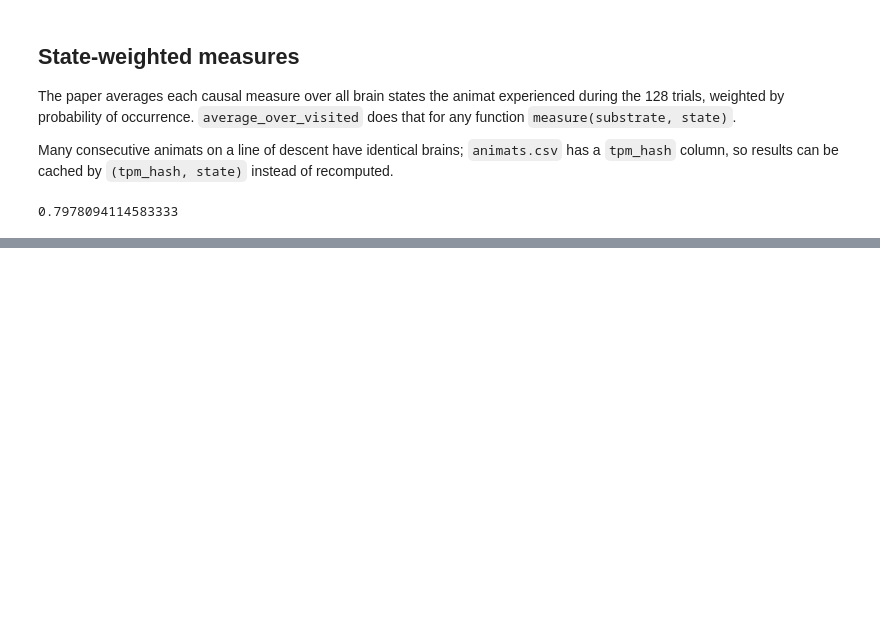
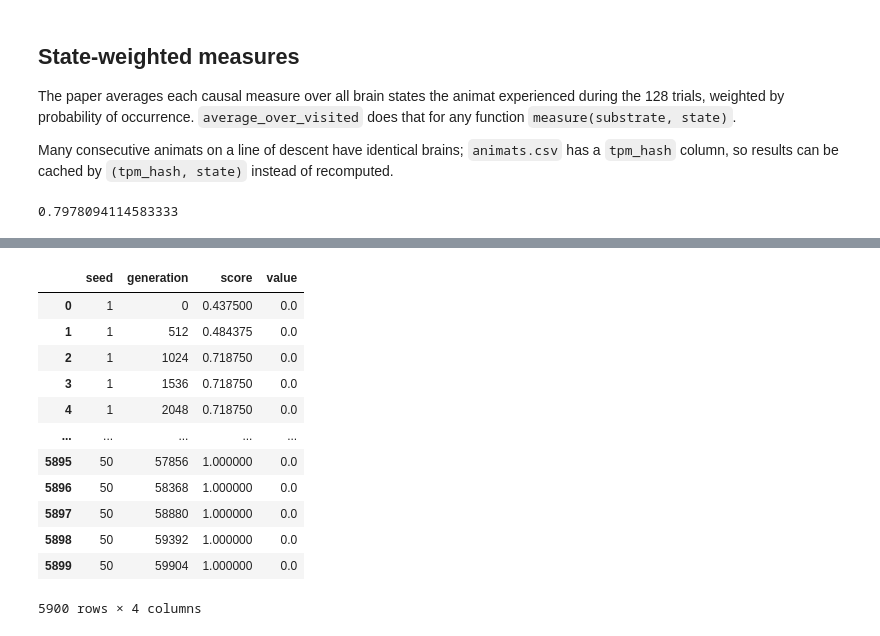
Before and after one commit to ajbailey4/mabe, a Jupyter notebook: animats/notebooks/explore.ipynb, the cells around one changed output, grey strips where cells are left out. Saved outputs shown, nothing was run; the diff lists cells and outputs as text; code cells hidden in the pictures; blank space fills up the shorter version.

```diff
--- a/animats/notebooks/explore.ipynb
+++ b/animats/notebooks/explore.ipynb
@@ -204,0 +272,16 @@ Name: max ⟨Φ^Max⟩ on LOD, dtype: float64
+# %%
+phi_lod
+# %% [output]
+|  | seed | generation | score | value |
+| 0 | 1 | 0 | 0.437500 | 0.0 |
+| 1 | 1 | 512 | 0.484375 | 0.0 |
+| 2 | 1 | 1024 | 0.718750 | 0.0 |
+| 3 | 1 | 1536 | 0.718750 | 0.0 |
+| 4 | 1 | 2048 | 0.718750 | 0.0 |
+| ... | ... | ... | ... | ... |
+| 5895 | 50 | 57856 | 1.000000 | 0.0 |
+| 5896 | 50 | 58368 | 1.000000 | 0.0 |
+| 5897 | 50 | 58880 | 1.000000 | 0.0 |
+| 5898 | 50 | 59392 | 1.000000 | 0.0 |
+| 5899 | 50 | 59904 | 1.000000 | 0.0 |
+5900 rows × 4 columns
```
Also changed, not shown: parts of 5 cells of this notebook, 10 other files.
